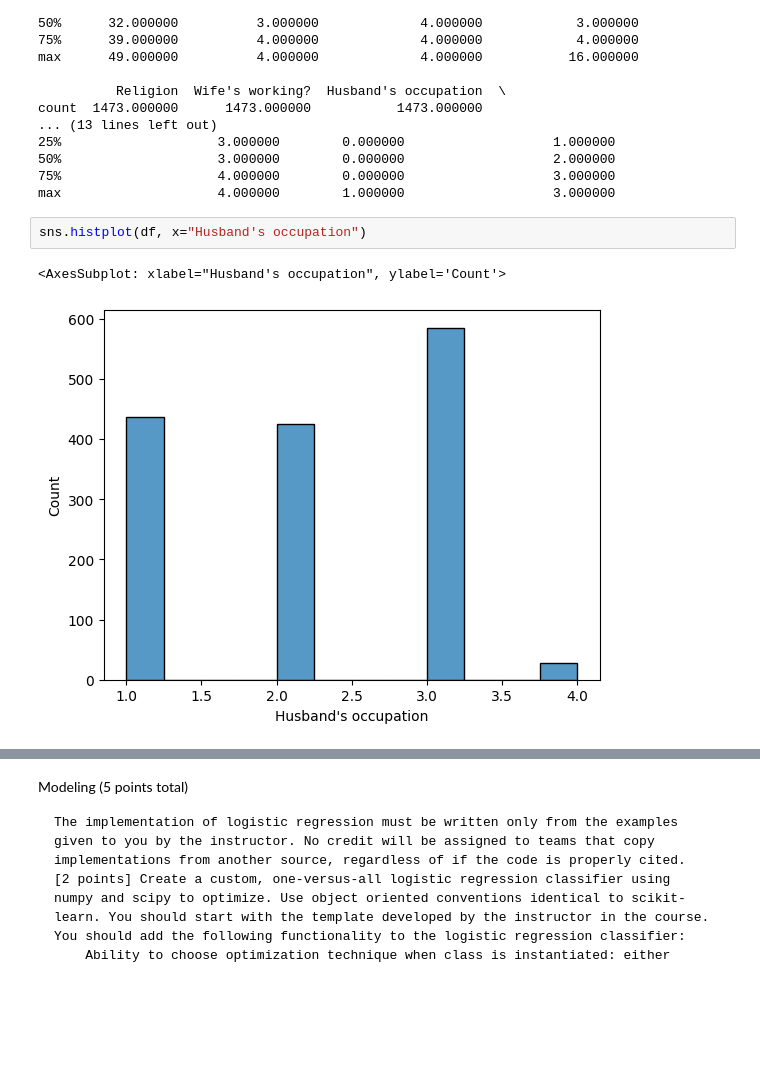
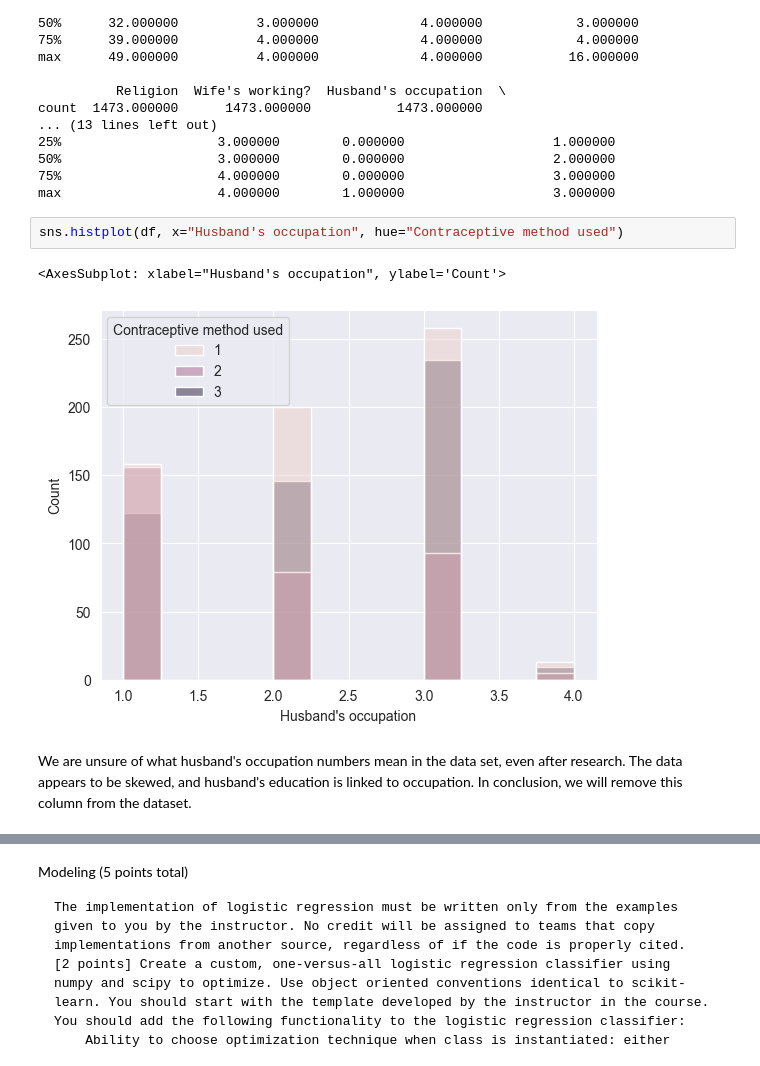
Before and after one commit to RebeccaEKuhlman/Logistic-Regression-Abalone, a Jupyter notebook: LogRegress_Lab3_notebook.ipynb, the cells around one changed output, grey strips where cells are left out. Cells and saved outputs as stored; diff of their text form; blank space fills up the shorter version.

```diff
--- a/LogRegress_Lab3_notebook.ipynb
+++ b/LogRegress_Lab3_notebook.ipynb
@@ -91,8 +91,10 @@ count  1473.000000      1473.000000           1473.000000
 75%                    4.000000        0.000000                   3.000000
 max                    4.000000        1.000000                   3.000000
 # %%
-sns.histplot(df, x="Husband's occupation")
+sns.histplot(df, x="Husband's occupation", hue="Contraceptive method used")
 # %% [output]
 <AxesSubplot: xlabel="Husband's occupation", ylabel='Count'>
-[figure, old version]
+[figure, new version]
+# %% [markdown]
+We are unsure of what husband's occupation numbers mean in the data set, even after research. The data appears to be skewed, and husband's education is linked to occupation. In conclusion, we will remove this column from the dataset.
 # %%
```
Also changed, not shown: parts of 8 cells of this notebook.
